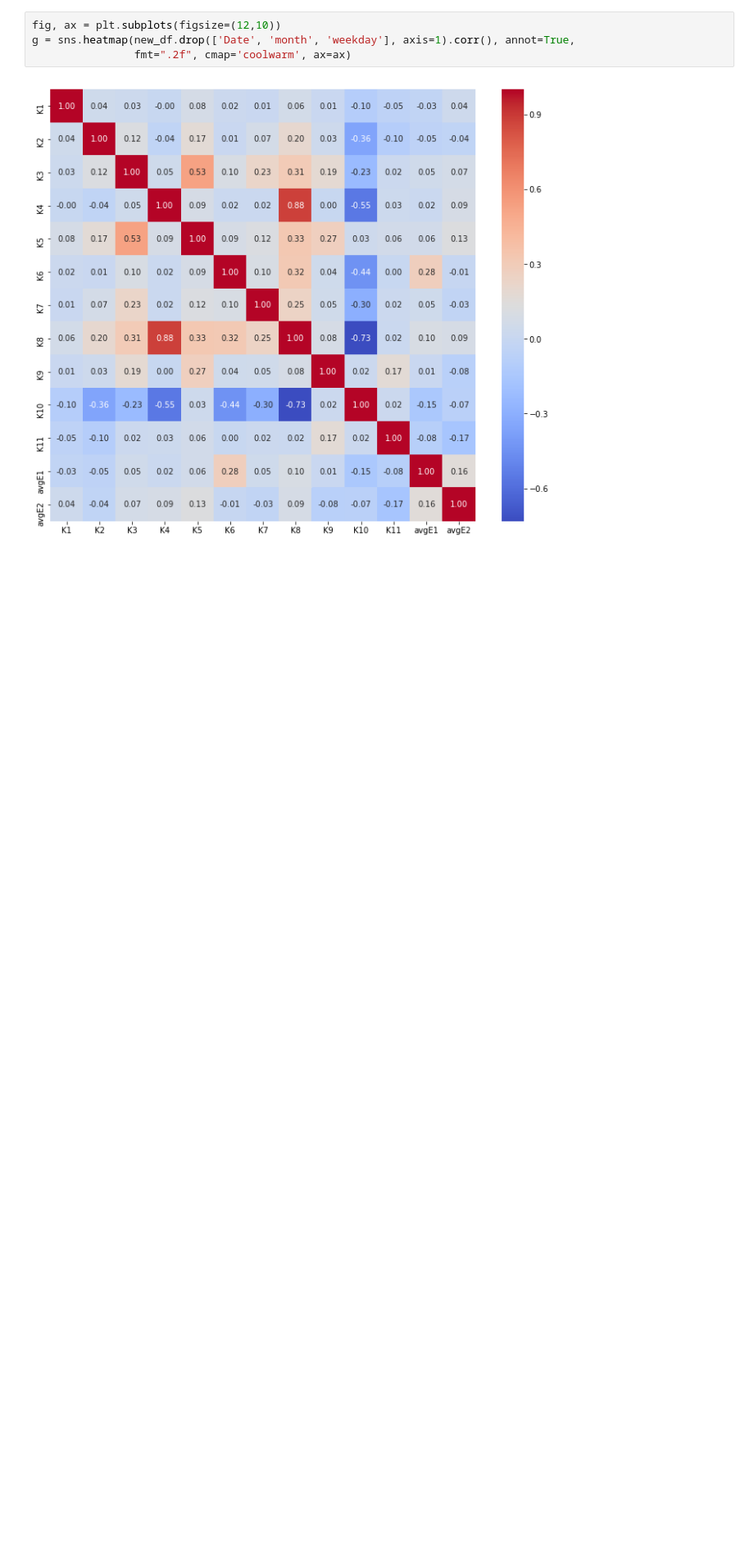
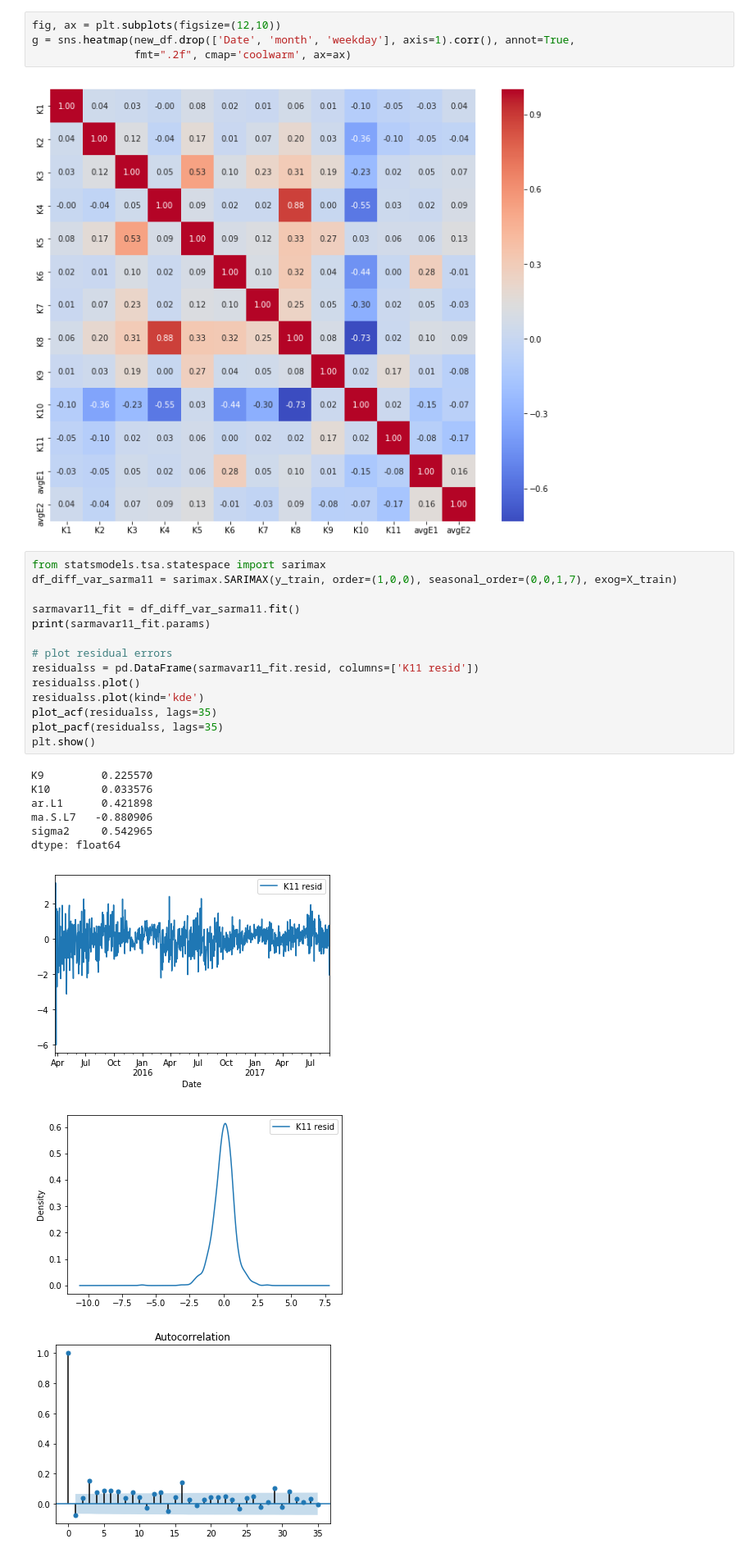
Before and after one commit to lynkx21/BB, a Jupyter notebook: BB06b_ARIMA_for_K11.ipynb, the cells around one changed output. Shown at 82% size. Drawn from its saved outputs; the diff is of its cells as text; blank space fills up the shorter version.

```diff
--- a/BB06b_ARIMA_for_K11.ipynb
+++ b/BB06b_ARIMA_for_K11.ipynb
@@ -427,3 +366,27 @@ g = sns.heatmap(new_df.drop(['Date', 'month', 'weekday'], axis=1).corr(), annot=
                 fmt=".2f", cmap='coolwarm', ax=ax)
 # %% [output]
 [figure]
+# %%
+from statsmodels.tsa.statespace import sarimax
+df_diff_var_sarma11 = sarimax.SARIMAX(y_train, order=(1,0,0), seasonal_order=(0,0,1,7), exog=X_train)
+
+sarmavar11_fit = df_diff_var_sarma11.fit()
+print(sarmavar11_fit.params)
+
+# plot residual errors
+residualss = pd.DataFrame(sarmavar11_fit.resid, columns=['K11 resid'])
+residualss.plot()
+residualss.plot(kind='kde')
+plot_acf(residualss, lags=35)
+plot_pacf(residualss, lags=35)
+plt.show()
+# %% [output]
+K9         0.225570
+K10        0.033576
+ar.L1      0.421898
+ma.S.L7   -0.880906
+sigma2     0.542965
+dtype: float64
+[figure, added]
+[figure, added]
+[figure, added]
```
Also changed, not shown: parts of 39 cells of this notebook.
